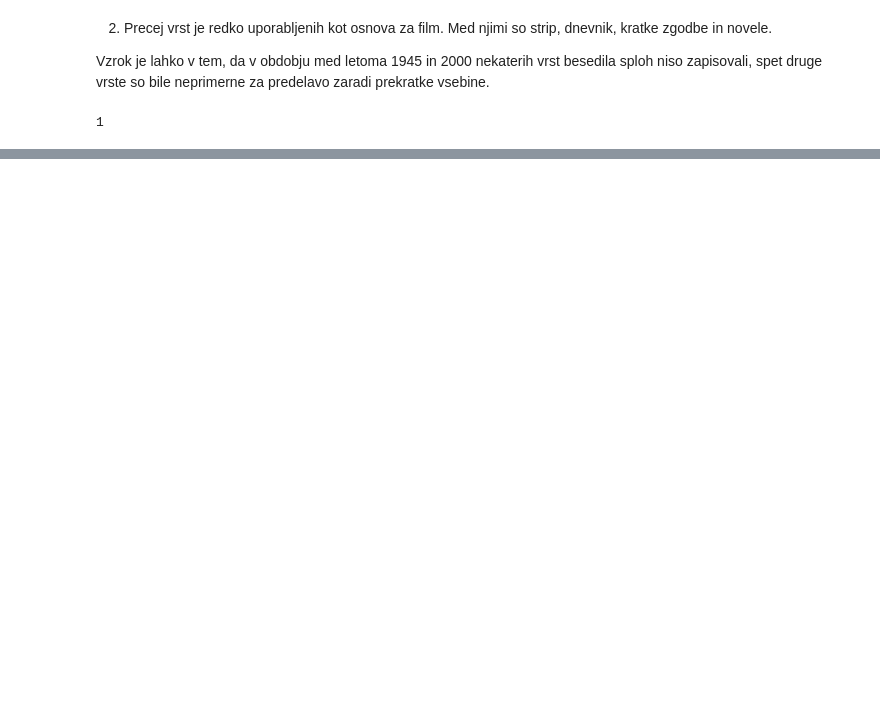
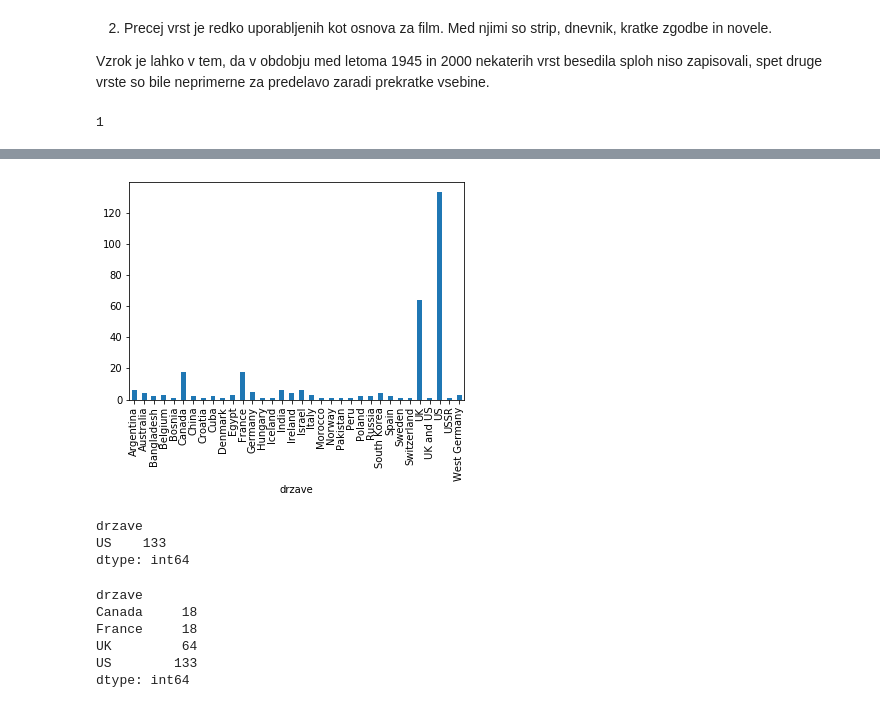
Before and after one commit to AnaSenica/Najbolj-prodajane-knjige, a Jupyter notebook: Projektna naloga.ipynb, the cells around one changed output, grey strips where cells are left out. Saved outputs shown, nothing was run; the diff lists cells and outputs as text; code cells hidden in the pictures; blank space fills up the shorter version.

```diff
--- a/Projektna naloga.ipynb
+++ b/Projektna naloga.ipynb
@@ -21,8 +21,8 @@ import matplotlib.pyplot as plt
 pd.options.display.max_rows = 15
 
 
-filmi = pd.read_csv("Najbolj-prodajane-knjige/filmi_po_knjigah.csv", index_col='id')
-drzave = pd.read_csv("Najbolj-prodajane-knjige/drzave.csv", index_col='film_id')
-avtorji = pd.read_csv("Najbolj-prodajane-knjige/avtorji_knjig.csv", index_col='film_id')
-reziserji = pd.read_csv("Najbolj-prodajane-knjige/reziserji.csv", index_col='film_id')
-zvrsti = pd.read_csv("Najbolj-prodajane-knjige/zvrsti_knjige.csv", index_col='film_id')
+filmi1 = pd.read_csv("filmi_po_knjigah.csv", index_col='id')
+drzave1 = pd.read_csv("drzave.csv", index_col='film_id')
+avtorji1 = pd.read_csv("avtorji_knjig.csv", index_col='film_id')
+reziserji1 = pd.read_csv("reziserji.csv", index_col='film_id')
+zvrsti1 = pd.read_csv("zvrsti_knjige.csv", index_col='film_id')
@@ -28,0 +33,4 @@ zvrsti = pd.read_csv("Najbolj-prodajane-knjige/zvrsti_knjige.csv", index_col='fi
+# %%
+pd.options.display.float_format = '{:.0f}'.format
+napacni_filmi = filmi1[filmi1.leto_izida_knjige < 1945]
+napacni_filmi
@@ -29,3 +54,10 @@ zvrsti = pd.read_csv("Najbolj-prodajane-knjige/zvrsti_knjige.csv", index_col='fi
+# %%
+seznam_napacnih_filmov = list(napacni_filmi.index.values)
+filmi = filmi1.drop(seznam_napacnih_filmov)
+drzave = drzave1.drop(seznam_napacnih_filmov)
+avtorji = avtorji1.drop(seznam_napacnih_filmov)
+reziserji = reziserji1.drop(seznam_napacnih_filmov)
+zvrsti = zvrsti1.drop(seznam_napacnih_filmov)
 # %% [markdown]
 ## Vrste besedila
 
@@ -61,0 +193,5 @@ po_vrstah.size().min()
+# %%
+po_drzavah = drzave.groupby('drzave')
+graf = po_drzavah.size().plot.bar()
+# %% [output]
+[figure, added]
@@ -61,0 +202,15 @@ po_vrstah.size().min()
+# %%
+koliko_filmov_v_drzavi[koliko_filmov_v_drzavi == najvec]
+# %% [output]
+drzave
+US    133
+dtype: int64
+# %%
+koliko_filmov_v_drzavi[koliko_filmov_v_drzavi >= 10]
+# %% [output]
+drzave
+Canada     18
+France     18
+UK         64
+US        133
+dtype: int64
```
Also changed, not shown: parts of 18 cells of this notebook.
